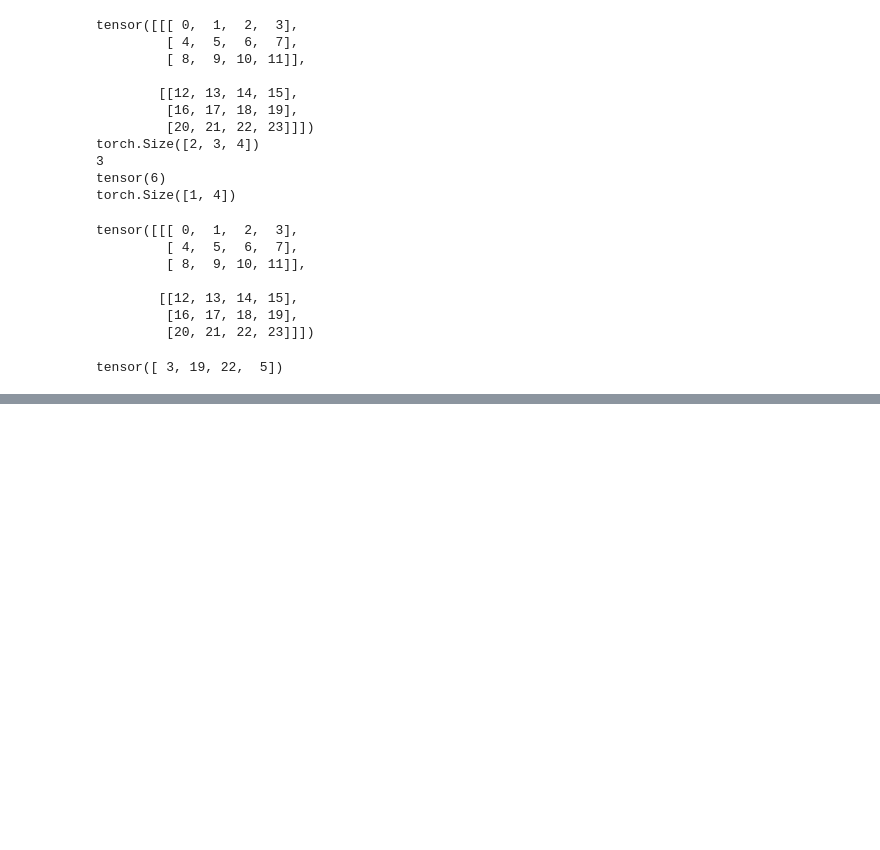
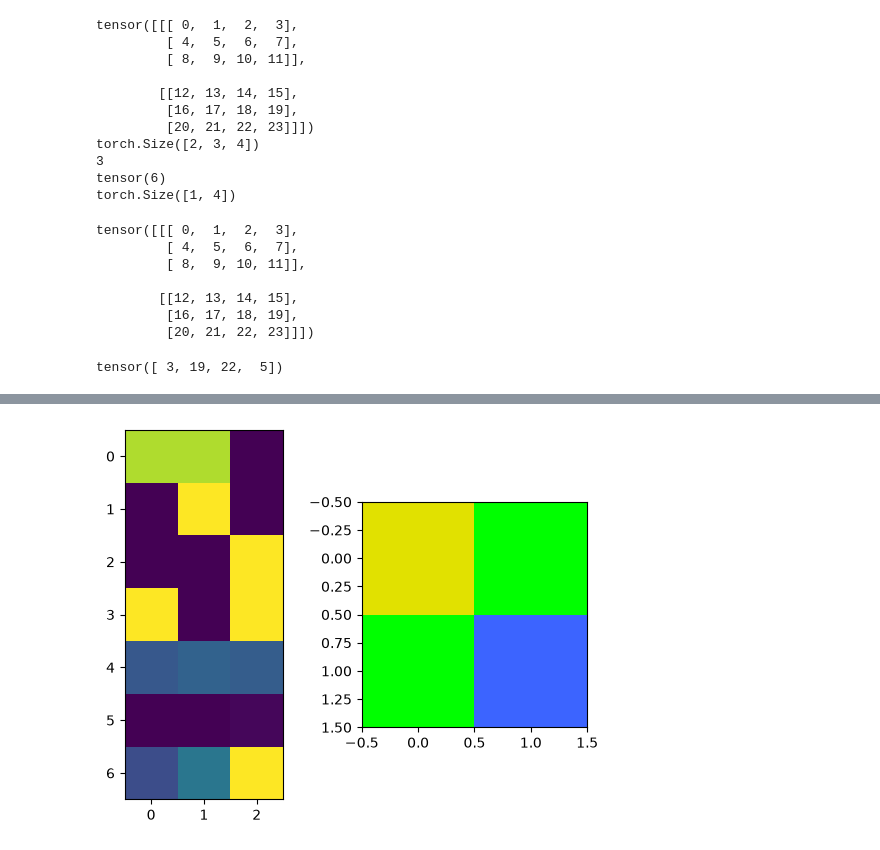
Before and after one commit to iknowca/TIL, a Jupyter notebook: DeepLearning/install_pytorch/chapter1/torch_basic.ipynb, the cells around one changed output, grey strips where cells are left out. Drawn from its saved outputs; the diff is of its cells as text; code cells hidden in the pictures; blank space fills up the shorter version.

```diff
--- a/DeepLearning/install_pytorch/chapter1/torch_basic.ipynb
+++ b/DeepLearning/install_pytorch/chapter1/torch_basic.ipynb
@@ -171,0 +233,11 @@ tensor([ 3, 19, 22,  5])
+# %%
+import matplotlib.pyplot as plt
+
+b = torch.tensor([[225, 225, 0], [0, 255, 0], [0, 0, 255], [255, 0, 255], [70, 80, 75], [0, 0, 4], [60, 100, 255]])
+
+fig, ax = plt.subplots(1, 2)
+ax[0].imshow(b)
+ax[1].imshow(b[torch.tensor([[0, 1], [1, 6]])])
+plt.show()
+# %% [output]
+[figure, added]
```
Also changed, not shown: parts of 17 cells of this notebook, 1 other file.
